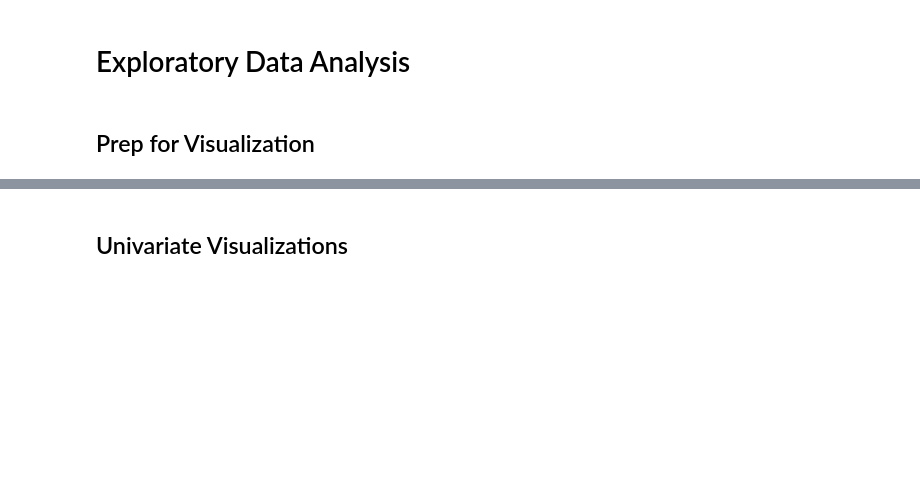
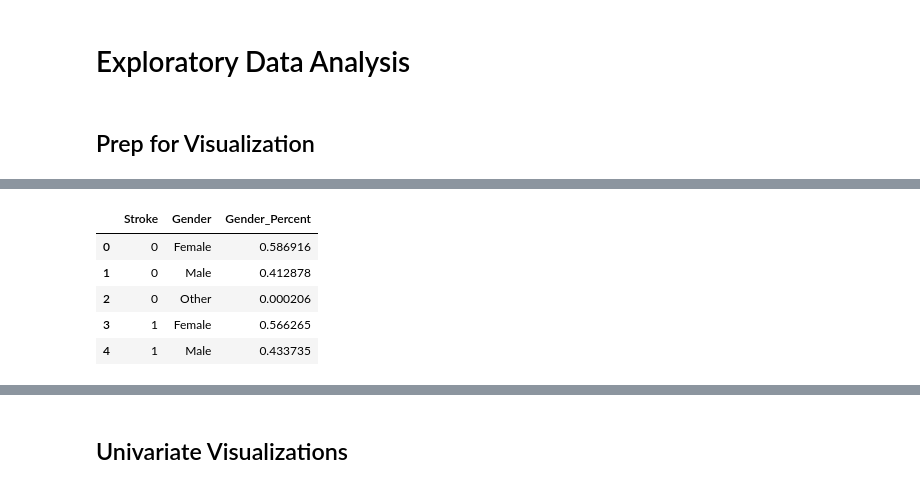
Before and after one commit to Pharmasith/Data-Science-Project-2, a Jupyter notebook: Project_2_Part_3.ipynb, the cells around one changed output, grey strips where cells are left out. Cells and saved outputs as stored; diff of their text form; code cells hidden in the pictures; blank space fills up the shorter version.

```diff
--- a/Project_2_Part_3.ipynb
+++ b/Project_2_Part_3.ipynb
@@ -462,0 +472,10 @@ vis_df.sort_values('age group', inplace = True)
+# %%
+vis_gender_percent = df.groupby('Stroke')['Gender'].value_counts(normalize=True).rename('Gender_Percent').reset_index()
+vis_gender_percent
+# %% [output]
+|  | Stroke | Gender | Gender_Percent |
+| 0 | 0 | Female | 0.586916 |
+| 1 | 0 | Male | 0.412878 |
+| 2 | 0 | Other | 0.000206 |
+| 3 | 1 | Female | 0.566265 |
+| 4 | 1 | Male | 0.433735 |
```
Also changed, not shown: parts of 23 cells of this notebook.
